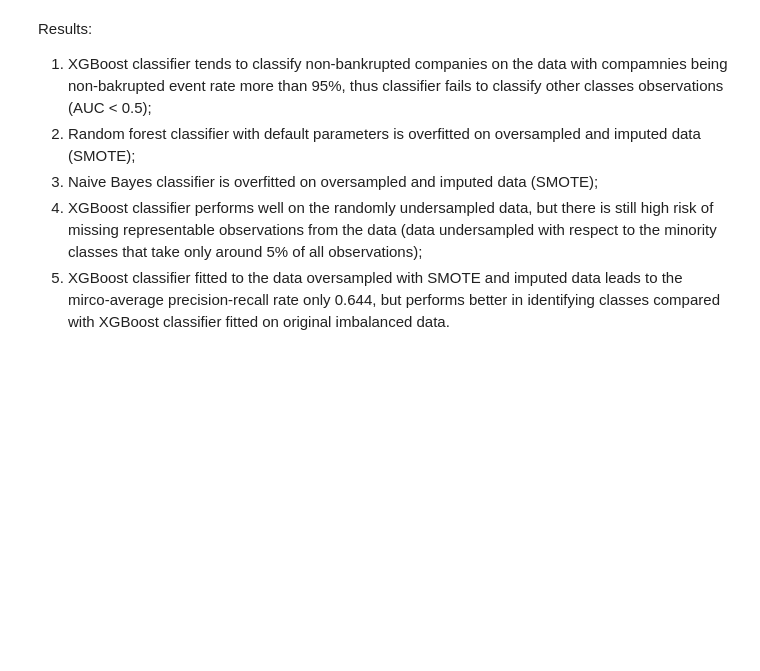
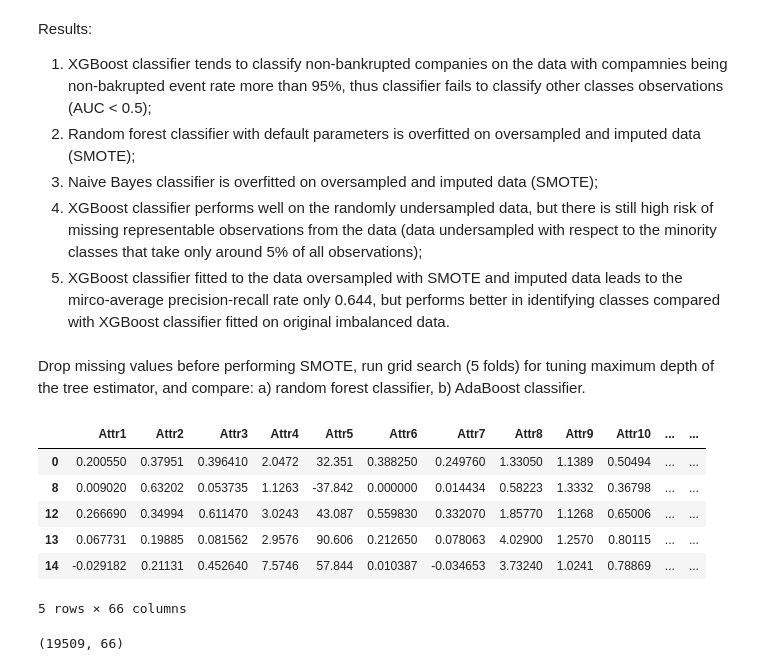
Before and after one commit to vcaramba/companies_bankruptcy_prediction, a Jupyter notebook: jupyter_notebooks/classifiers_comparison.ipynb, the cells around one changed output. Saved outputs shown, nothing was run; the diff lists cells and outputs as text; code cells hidden in the pictures; blank space fills up the shorter version.

```diff
--- a/jupyter_notebooks/classifiers_comparison.ipynb
+++ b/jupyter_notebooks/classifiers_comparison.ipynb
@@ -124,3 +124,20 @@ Results:
 3. Naive Bayes classifier is overfitted on oversampled and imputed data (SMOTE);
 4. XGBoost classifier performs well on the randomly undersampled data, but there is still high risk of missing representable observations from the data (data undersampled with respect to the minority classes that take only around 5% of all observations);
 5. XGBoost classifier fitted to the data oversampled with SMOTE and imputed data leads to the mirco-average precision-recall rate only 0.644, but performs better in identifying classes compared with XGBoost classifier fitted on original imbalanced data.
+# %% [markdown]
+Drop missing values before performing SMOTE, run grid search (5 folds) for tuning maximum depth of the tree estimator, and compare: a) random forest classifier, b) AdaBoost classifier.
+# %%
+df.dropna(inplace=True)
+df.head()
+# %% [output]
+|  | Attr1 | Attr2 | Attr3 | Attr4 | Attr5 | Attr6 | Attr7 | Attr8 | Attr9 | Attr10 | ... | ... |
+| 0 | 0.200550 | 0.37951 | 0.396410 | 2.0472 | 32.351 | 0.388250 | 0.249760 | 1.33050 | 1.1389 | 0.50494 | ... | ... |
+| 8 | 0.009020 | 0.63202 | 0.053735 | 1.1263 | -37.842 | 0.000000 | 0.014434 | 0.58223 | 1.3332 | 0.36798 | ... | ... |
+| 12 | 0.266690 | 0.34994 | 0.611470 | 3.0243 | 43.087 | 0.559830 | 0.332070 | 1.85770 | 1.1268 | 0.65006 | ... | ... |
+| 13 | 0.067731 | 0.19885 | 0.081562 | 2.9576 | 90.606 | 0.212650 | 0.078063 | 4.02900 | 1.2570 | 0.80115 | ... | ... |
+| 14 | -0.029182 | 0.21131 | 0.452640 | 7.5746 | 57.844 | 0.010387 | -0.034653 | 3.73240 | 1.0241 | 0.78869 | ... | ... |
+5 rows × 66 columns
+# %%
+df.shape
+# %% [output]
+(19509, 66)
```
Also changed, not shown: parts of 6 cells of this notebook, 3 other files.
